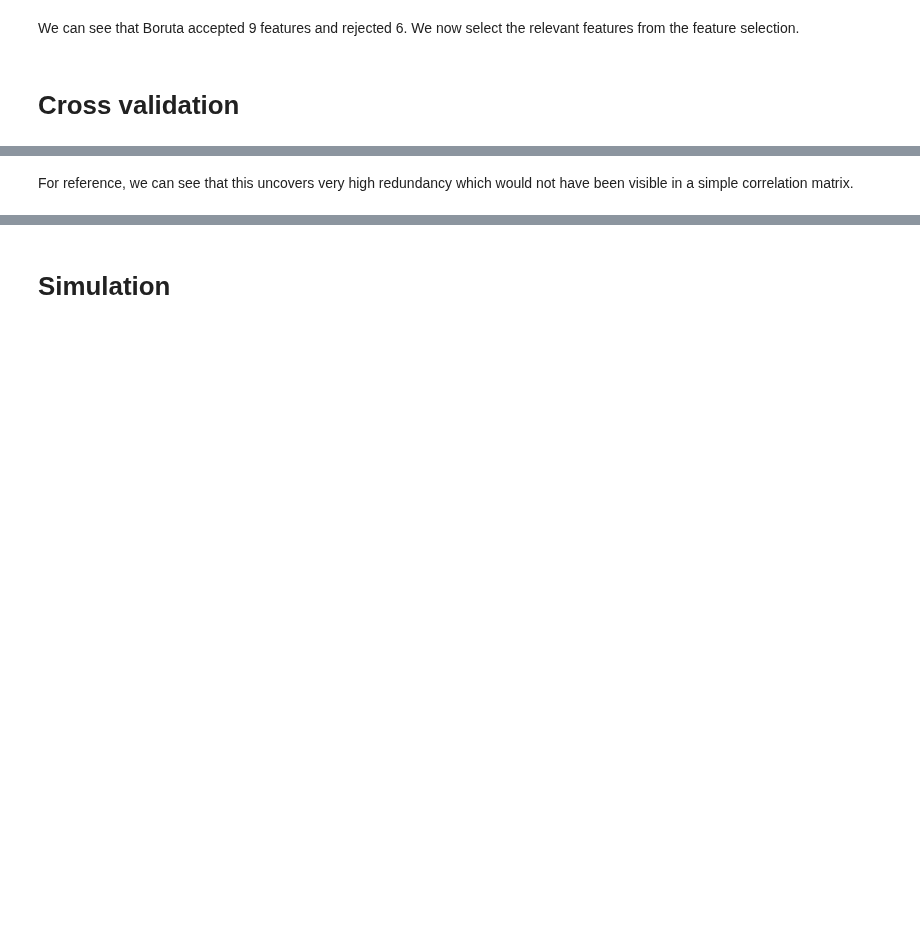
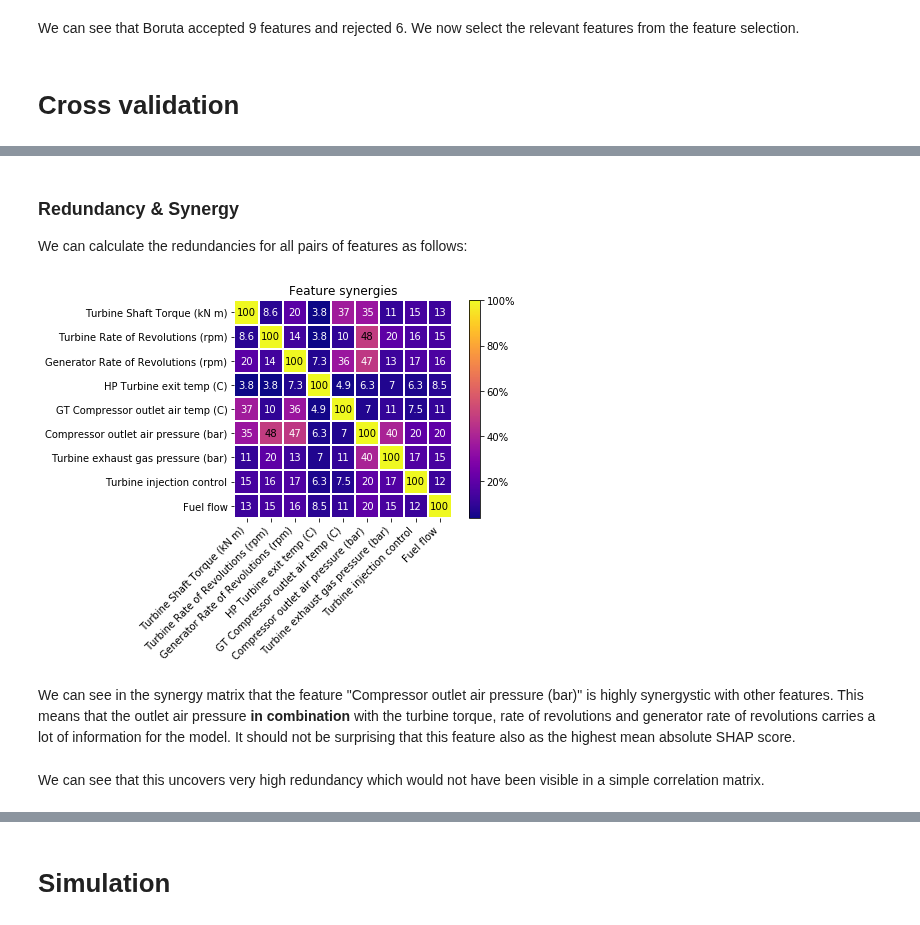
Before and after one commit to BCG-X-Official/facet, a Jupyter notebook: sphinx/source/tutorial/Predictive_Maintenance_Regression_with_Facet.ipynb, the cells around one changed output, grey strips where cells are left out. Cells and saved outputs as stored; diff of their text form; code cells hidden in the pictures; blank space fills up the shorter version.

```diff
--- a/sphinx/source/tutorial/Predictive_Maintenance_Regression_with_Facet.ipynb
+++ b/sphinx/source/tutorial/Predictive_Maintenance_Regression_with_Facet.ipynb
@@ -172,3 +302,3 @@ preprocessing_pipeline = PipelineDF(
 # %%
-preprocessing_pipeline.fit(X=sample.features, y=sample.target)
+selection_pipeline.fit(X=sample.features, y=sample.target)
 # %% [output]
@@ -210,7 +345,7 @@ Selected features: Turbine Shaft Torque (kN m), Turbine Rate of Revolutions (rpm
 # %% [markdown]
 We can see that Boruta accepted 9 features and rejected 6. We now select the relevant features from the feature selection.
 # %%
-sample_selected = sample.keep(boruta.features_out)
+sample_selected = sample.keep(selection_pipeline.features_out)
 # %% [markdown]
 # Cross validation
 # %% [markdown]
@@ -232,13 +377,16 @@ grid = [
     LearnerGrid(
         pipeline=rf_pipeline,
         learner_parameters={
-            "min_samples_leaf": [8, 11, 15]
+            "min_samples_leaf": [8, 16],
+            "n_estimators": [20, 50, 100]
         }
         ),
     LearnerGrid(
         pipeline=lgbm_pipeline,
         learner_parameters={
-            "min_data_in_leaf": [8, 11, 15]
+            "min_data_in_leaf": [8, 16],
+            "subsample": [0.8, 1],
+            "boosting_type": ["gbdt"]
         }
     )
 
@@ -260,3 +436,3 @@ ranker.best_model_crossfit
 # %%
-inspector = RegressorInspector(n_jobs=-3)
+inspector = LearnerInspector()
 inspector.fit(crossfit=ranker.best_model_crossfit)
@@ -267,0 +463,4 @@ MatrixDrawer(style="text").draw(redundancy_matrix, title="Turbine Decay")
+# %% [markdown]
+### Redundancy & Synergy
+
+We can calculate the redundancies for all pairs of features as follows:
@@ -268,2 +470,8 @@ MatrixDrawer(style="text").draw(redundancy_matrix, title="Turbine Decay")
+# %%
+MatrixDrawer(style="matplot%").draw(synergy_matrix, title="Feature synergies")
+# %% [output]
+[figure, added]
+# %% [markdown]
+We can see in the synergy matrix that the feature "Compressor outlet air pressure (bar)" is highly synergystic with other features. This means that the outlet air pressure **in combination** with the turbine torque, rate of revolutions and generator rate of revolutions carries a lot of information for the model. It should not be surprising that this feature also as the highest mean absolute SHAP score.
 # %% [markdown]
-For reference, we can see that this uncovers very high redundancy which would not have been visible in a simple correlation matrix.
+We can see that this uncovers very high redundancy which would not have been visible in a simple correlation matrix.
```
Also changed, not shown: parts of 79 cells of this notebook.
